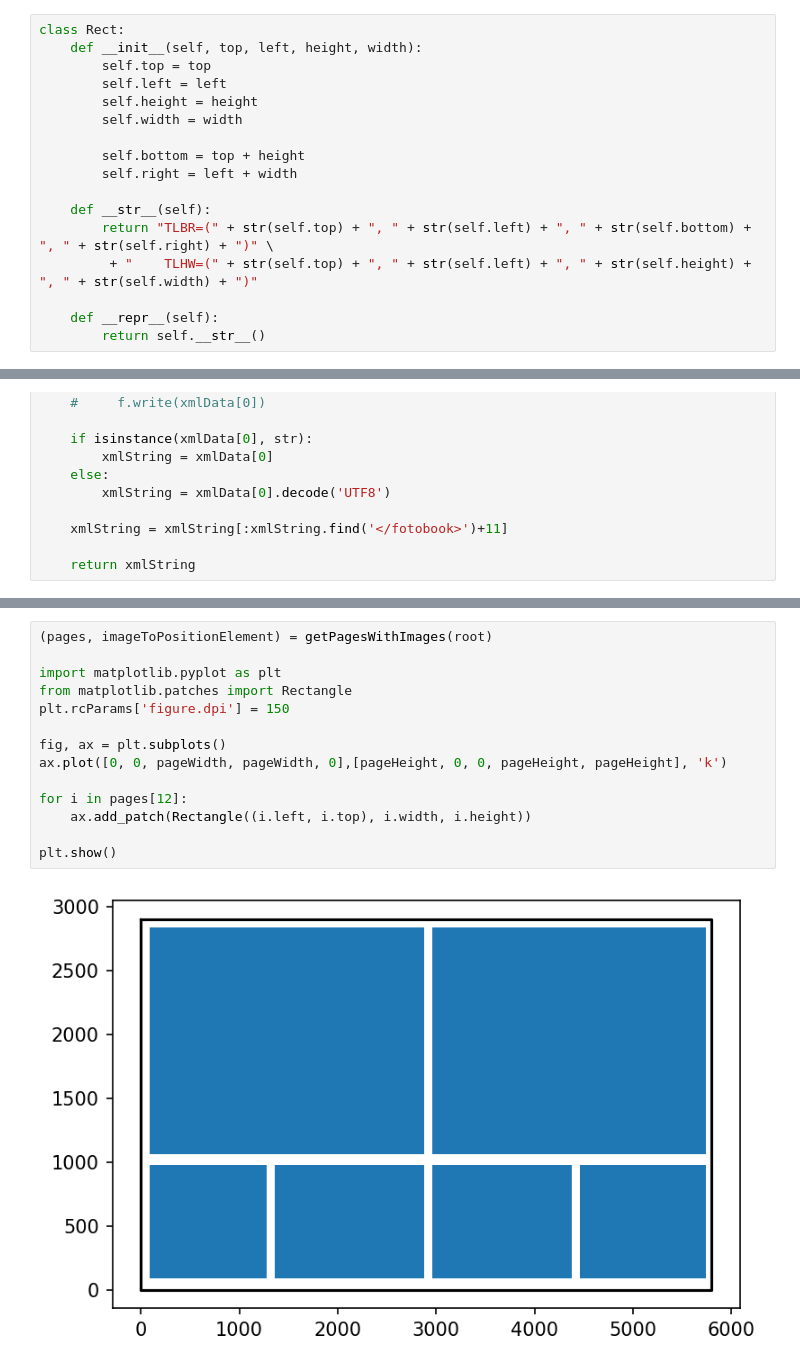
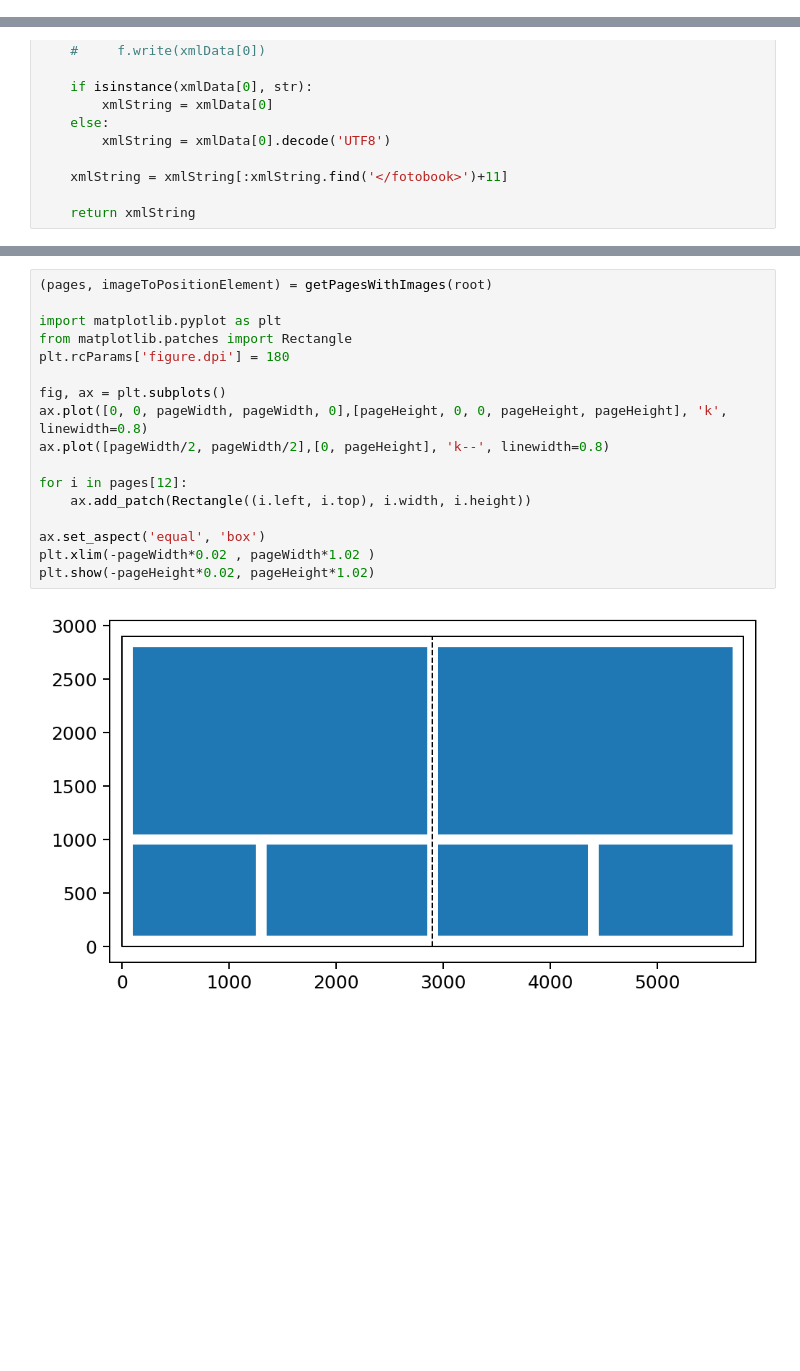
Before and after one commit to DocEW78/CEWE, a Jupyter notebook: CEWE Adjust Layout.ipynb, the cells around one changed output, grey strips where cells are left out. Drawn from its saved outputs; the diff is of its cells as text; blank space fills up the shorter version.

```diff
--- a/CEWE Adjust Layout.ipynb
+++ b/CEWE Adjust Layout.ipynb
@@ -1,17 +0,0 @@
-# %%
-class Rect:
-    def __init__(self, top, left, height, width):
-        self.top = top
-        self.left = left
-        self.height = height
-        self.width = width
-
-        self.bottom = top + height
-        self.right = left + width
-
-    def __str__(self):
-        return "TLBR=(" + str(self.top) + ", " + str(self.left) + ", " + str(self.bottom) + ", " + str(self.right) + ")" \
-         + "    TLHW=(" + str(self.top) + ", " + str(self.left) + ", " + str(self.height) + ", " + str(self.width) + ")"
-
-    def __repr__(self):
-        return self.__str__()
@@ -196,16 +306,19 @@ KeyError: (TLBR=(-100.0, -100.0, 3060.0, 6209.18)    TLHW=(-100.0, -100.0, 3160.
 # %%
 (pages, imageToPositionElement) = getPagesWithImages(root)
 
 import matplotlib.pyplot as plt
 from matplotlib.patches import Rectangle
-plt.rcParams['figure.dpi'] = 150
+plt.rcParams['figure.dpi'] = 180
 
 fig, ax = plt.subplots()
-ax.plot([0, 0, pageWidth, pageWidth, 0],[pageHeight, 0, 0, pageHeight, pageHeight], 'k')
+ax.plot([0, 0, pageWidth, pageWidth, 0],[pageHeight, 0, 0, pageHeight, pageHeight], 'k', linewidth=0.8)
+ax.plot([pageWidth/2, pageWidth/2],[0, pageHeight], 'k--', linewidth=0.8)
 
 for i in pages[12]:
     ax.add_patch(Rectangle((i.left, i.top), i.width, i.height))
 
-plt.show()
+ax.set_aspect('equal', 'box')
+plt.xlim(-pageWidth*0.02 , pageWidth*1.02 )
+plt.show(-pageHeight*0.02, pageHeight*1.02)
 # %% [output]
-[figure, old version]
+[figure, new version]
```
Also changed, not shown: parts of 7 cells of this notebook.
